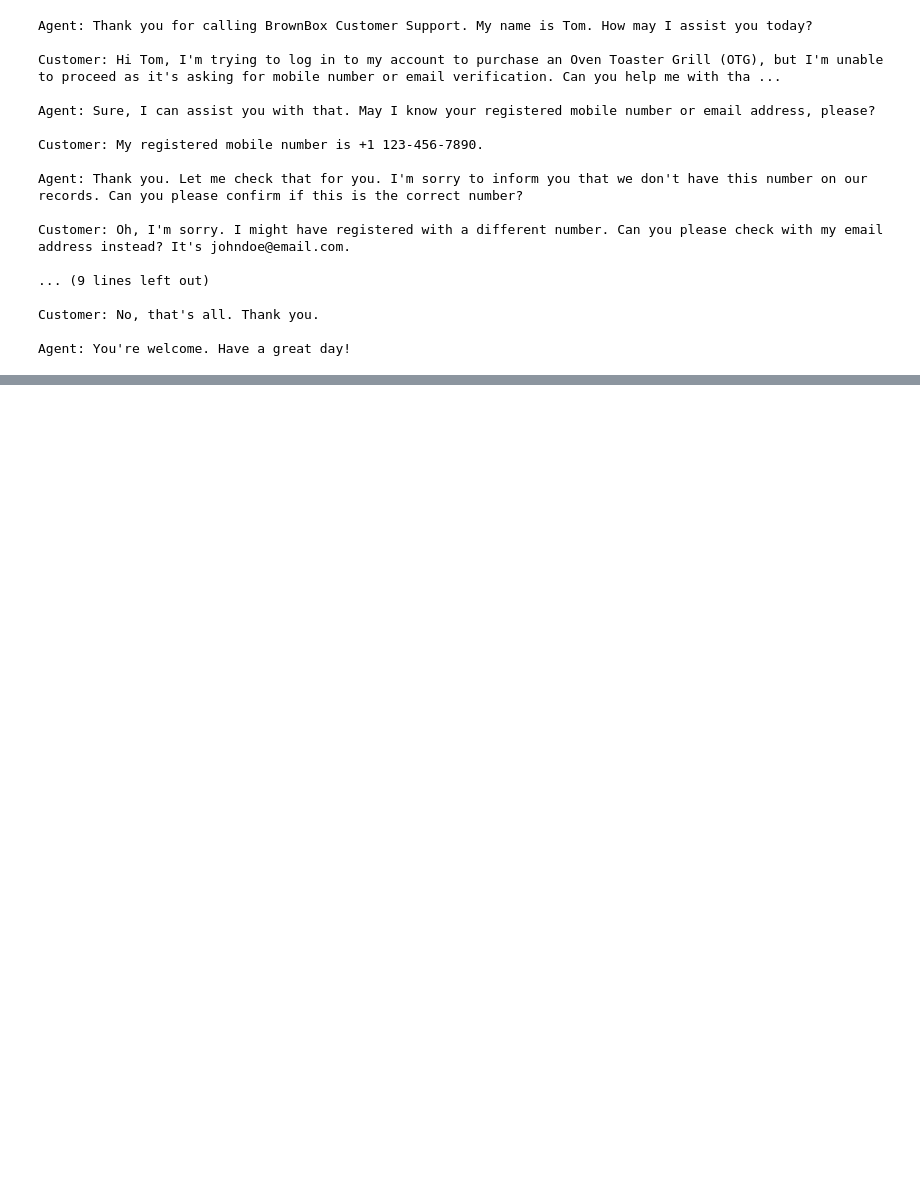
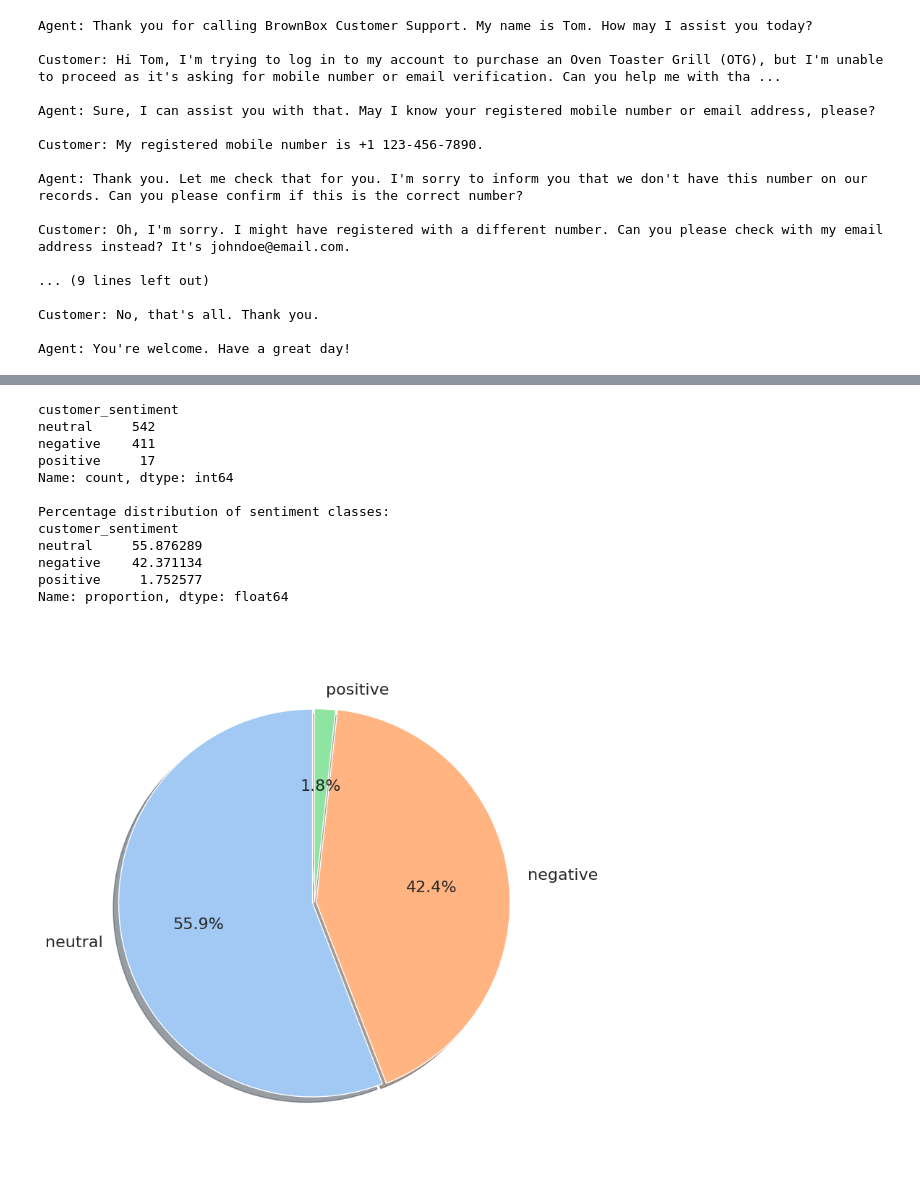
Before and after one commit to utkuden/DI725_assignment, a Jupyter notebook: Assignment_1.ipynb, the cells around one changed output, grey strips where cells are left out. Cells and saved outputs as stored; diff of their text form; code cells hidden in the pictures; blank space fills up the shorter version.

```diff
--- a/Assignment_1.ipynb
+++ b/Assignment_1.ipynb
@@ -121,4 +162,6 @@ Find logs at: ./wandb/run-20250405_200905-pke1la5r/logs
 # %%
-import pandas as pd
-train = pd.read_csv('data/customer_service/train.csv')
-test = pd.read_csv('data/customer_service/test.csv')
+train_df = pd.read_csv('data/customer_service/train.csv')
+test_df = pd.read_csv('data/customer_service/test.csv')
+
+print(f"Training dataset shape: {train_df.shape}")
+print(f"Test dataset shape: {test_df.shape}")
@@ -144,0 +240,30 @@ Agent: You're welcome. Have a great day!
+# %%
+sentiment_counts = train_df['customer_sentiment'].value_counts()
+print(sentiment_counts)
+
+sentiment_percentage = train_df['customer_sentiment'].value_counts(normalize=True) * 100
+print("\nPercentage distribution of sentiment classes:")
+print(sentiment_percentage)
+
+plt.figure(figsize=(8, 8))
+plt.pie(sentiment_counts, labels=sentiment_counts.index, autopct='%1.1f%%',
+        startangle=90, colors=sns.color_palette('pastel'), explode=(0.01, 0.01, 0), shadow=True, textprops={'fontsize': 16})
+plt.axis('equal')
+# plt.title('Percentage Distribution of Customer Sentiment')
+plt.tight_layout()
+plt.savefig('figures/sentiment_pie_chart.png', dpi=300)
+plt.show()
+# %% [output]
+customer_sentiment
+neutral     542
+negative    411
+positive     17
+Name: count, dtype: int64
+
+Percentage distribution of sentiment classes:
+customer_sentiment
+neutral     55.876289
+negative    42.371134
+positive     1.752577
+Name: proportion, dtype: float64
+[figure, added]
```
Also changed, not shown: parts of 30 cells of this notebook.
